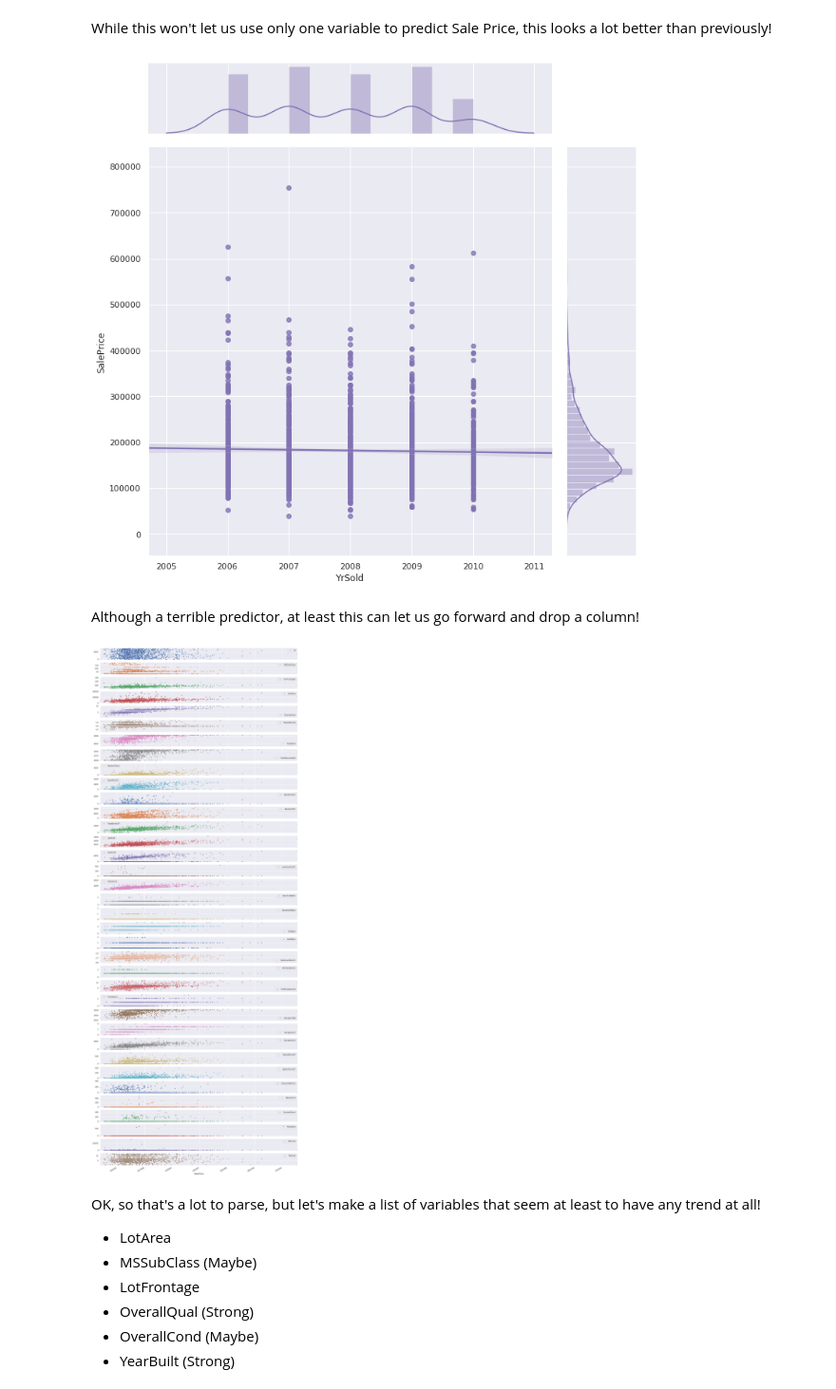
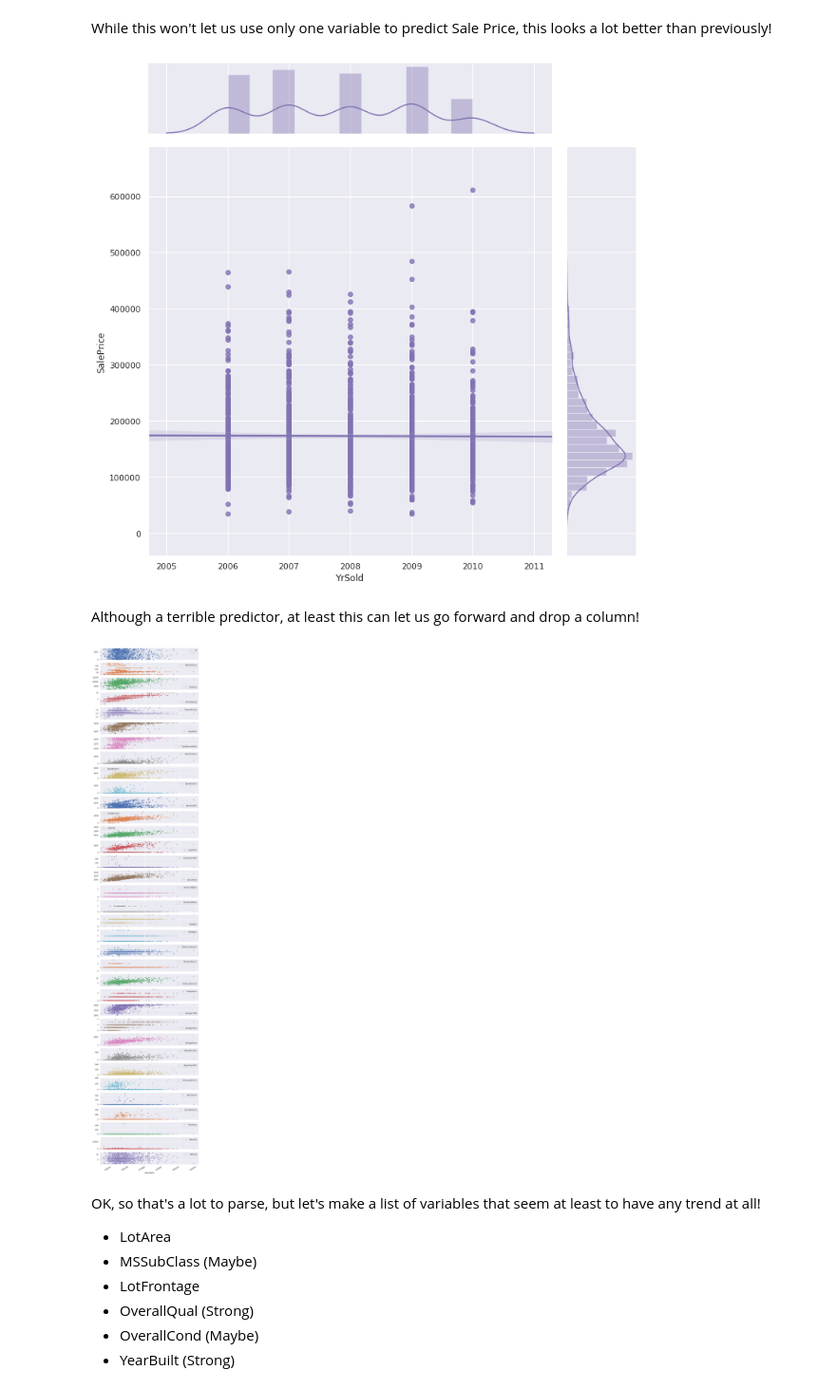
Before and after one commit to lambertsbennett/Kaggle, a Jupyter notebook: HousingPrice/Housing_EDA.ipynb, the cells around one changed output. Shown: that part at 95% size. Cells and saved outputs as stored; diff of their text form; code cells hidden in the pictures.

```diff
--- a/HousingPrice/Housing_EDA.ipynb
+++ b/HousingPrice/Housing_EDA.ipynb
@@ -5,6 +5,7 @@ import numpy as np
 import matplotlib.pyplot as plt
 %matplotlib inline
 import seaborn as sns
+sns.set(style="darkgrid")
 # %%
 # Load our data for training models
 train_data = pd.read_csv("Data/train.csv")
@@ -26,8 +48,9 @@ Looking at the metadata, that seems to be the case. NaN is not missing data, but
+# %%
+train_data = train_data.drop(columns=['LotFrontage','Alley','FireplaceQu','PoolQC','Fence','MiscFeature'])
 # %% [markdown]
 ### Numerical variables
 # %%
 train_data['SaleCondition'].hist()
-#Immediately it seems that maybe we don't want to include abnormal or partial sales in our training data
-
-train_data = train_data[train_data['SaleCondition'] != 'Abnorml']
+#Immediately it seems that maybe we want to exclude sales that are not normal, as they are rare and likely outliers.
+train_data.boxplot(column='SalePrice',by='SaleCondition')
 # %% [output]
@@ -58,5 +85,5 @@ cut-off: 39519.800000000076
 # %%
-train_data_sub = train_data[train_data['LotArea'] < np.percentile(train_data['LotArea'],99)]
+train_data_sub = train_data[train_data['LotArea'] < np.percentile(train_data['LotArea'],90)]
 # %%
 g = sns.jointplot("LotArea", "SalePrice", data=train_data_sub, kind="reg",
                    color="m", height=10)
@@ -68,7 +95,7 @@ While this won't let us use only one variable to predict Sale Price, this looks
 g = sns.jointplot("YrSold", "SalePrice", data=train_data_sub, kind="reg",
                    color="m", height=10)
 # %% [output]
-[figure, old version]
+[figure, new version]
 # %% [markdown]
 Although a terrible predictor, at least this can let us go forward and drop a column!
 # %%
@@ -76,17 +103,17 @@ train_data_sub = train_data_sub.drop(columns=['YrSold'])
 # %%
 # I need to kick it up a notch here, but if I try to look dataset wide I will destroy my laptop, so I'll do it in slices
 
 
 col = 'SalePrice'
 df2 = train_data_sub.drop(col,axis=1)
 df2.index = train_data_sub[col]
 df2.plot(subplots=True, style='.')
 plt.legend(loc='best')
 fig = plt.gcf()
-fig.set_size_inches(20, 60)
+fig.set_size_inches(10, 60)
 plt.show()
 # %% [output]
-[figure, old version]
+[figure, new version]
 # %% [markdown]
 OK, so that's a lot to parse, but let's make a list of variables that seem at least to have any trend at all!
 - LotArea
```
Also changed, not shown: parts of 15 cells of this notebook.
